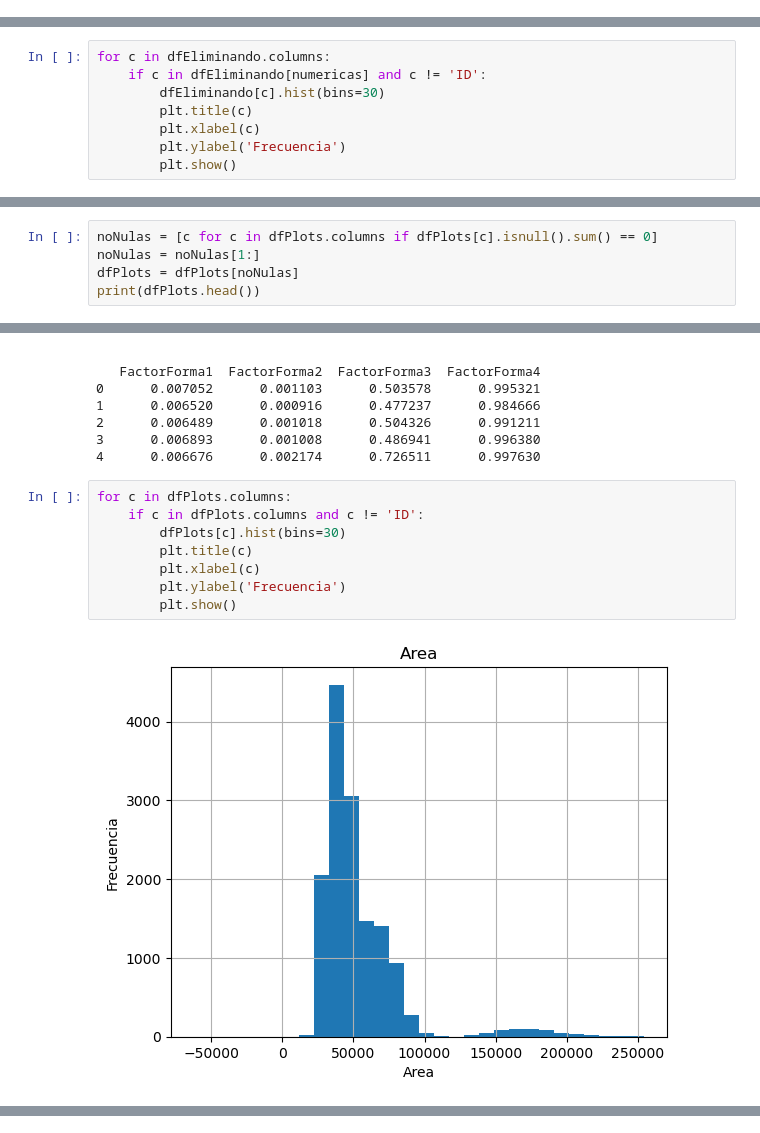
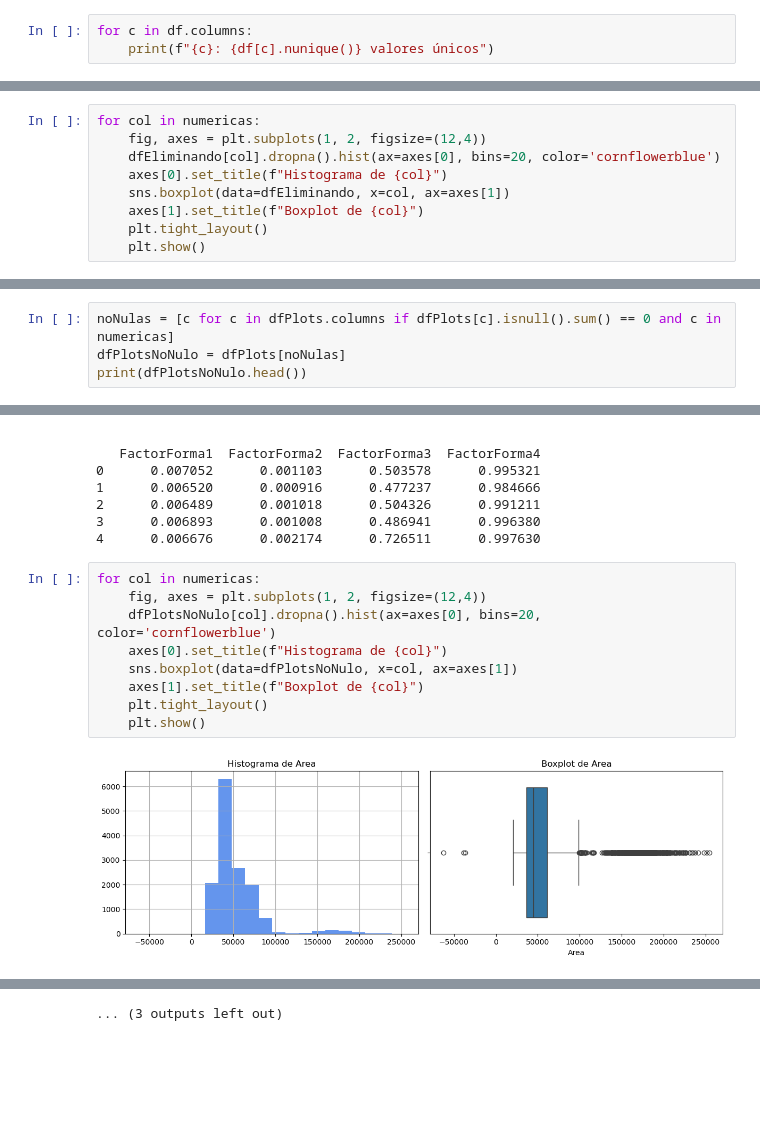
Before and after one commit to Trabajos-BI/Laboratorio2BI, a Jupyter notebook: Lab2/SeneCafeAlpes.ipynb, the cells around one changed output, grey strips where cells are left out. Drawn from its saved outputs; the diff is of its cells as text; blank space fills up the shorter version.

```diff
--- a/Lab2/SeneCafeAlpes.ipynb
+++ b/Lab2/SeneCafeAlpes.ipynb
@@ -91,3 +92,6 @@ FactorForma4           1159
 DefectoVisible         2935
 MétodoSecado            587
 dtype: int64
+# %%
+for c in df.columns:
+    print(f"{c}: {df[c].nunique()} valores únicos")
@@ -148,11 +172,12 @@ DefectoVisible         0
 MétodoSecado           0
 dtype: int64
 # %%
-for c in dfEliminando.columns:
-    if c in dfEliminando[numericas] and c != 'ID':
-        dfEliminando[c].hist(bins=30)
-        plt.title(c)
-        plt.xlabel(c)
-        plt.ylabel('Frecuencia')
-        plt.show()
+for col in numericas:
+    fig, axes = plt.subplots(1, 2, figsize=(12,4))
+    dfEliminando[col].dropna().hist(ax=axes[0], bins=20, color='cornflowerblue')
+    axes[0].set_title(f"Histograma de {col}")
+    sns.boxplot(data=dfEliminando, x=col, ax=axes[1])
+    axes[1].set_title(f"Boxplot de {col}")
+    plt.tight_layout()
+    plt.show()
 # %% [output]
@@ -219,10 +243,9 @@ For example, when doing 'df[col].method(value, inplace=True)', try using 'df.met
 
   dfPlots[c].fillna(dfPlots[c].median(), inplace=True)
 # %%
-noNulas = [c for c in dfPlots.columns if dfPlots[c].isnull().sum() == 0]
-noNulas = noNulas[1:]
-dfPlots = dfPlots[noNulas]
-print(dfPlots.head())
+noNulas = [c for c in dfPlots.columns if dfPlots[c].isnull().sum() == 0 and c in numericas]
+dfPlotsNoNulo = dfPlots[noNulas]
+print(dfPlotsNoNulo.head())
 # %% [output]
     Area  Perimetro  LongitudEjeMayor  LongitudEjeMenor  Excentricidad  \
 0  50836   923618.0        358.515147        181.388899       0.764392
@@ -245,12 +268,13 @@ print(dfPlots.head())
 3      0.006893      0.001008      0.486941      0.996380
 4      0.006676      0.002174      0.726511      0.997630
 # %%
-for c in dfPlots.columns:
-    if c in dfPlots.columns and c != 'ID':
-        dfPlots[c].hist(bins=30)
-        plt.title(c)
-        plt.xlabel(c)
-        plt.ylabel('Frecuencia')
-        plt.show()
+for col in numericas:
+    fig, axes = plt.subplots(1, 2, figsize=(12,4))
+    dfPlotsNoNulo[col].dropna().hist(ax=axes[0], bins=20, color='cornflowerblue')
+    axes[0].set_title(f"Histograma de {col}")
+    sns.boxplot(data=dfPlotsNoNulo, x=col, ax=axes[1])
+    axes[1].set_title(f"Boxplot de {col}")
+    plt.tight_layout()
+    plt.show()
 # %% [output]
-[figure, old version]
+[figure, new version]
@@ -268 +292,2 @@ for c in dfPlots.columns:
+... (3 outputs left out)
 # %%
```
Also changed, not shown: parts of 14 cells of this notebook.
